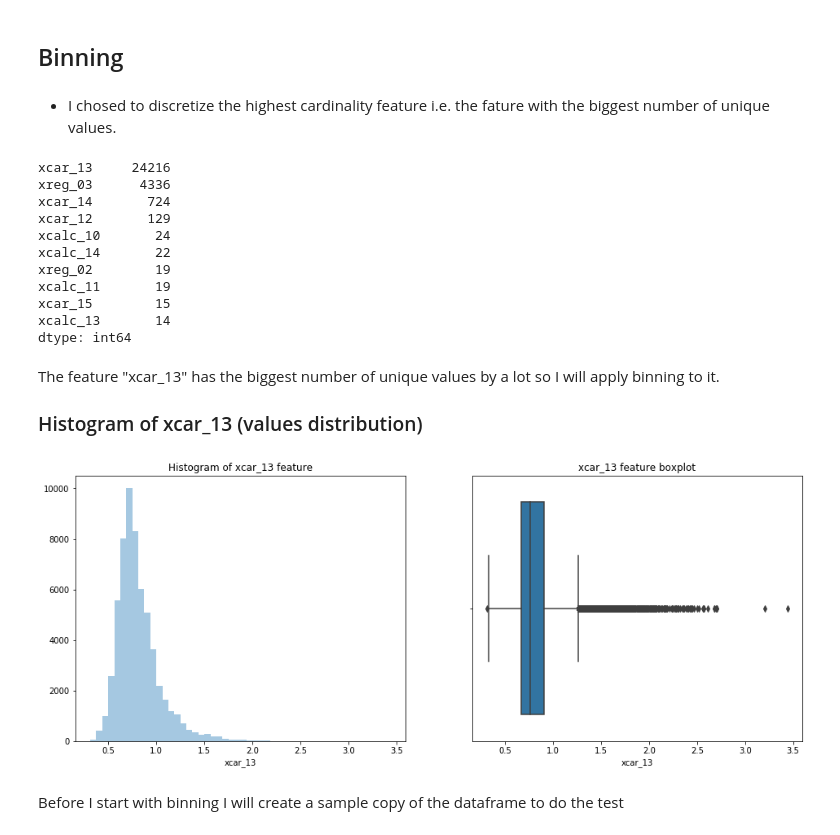
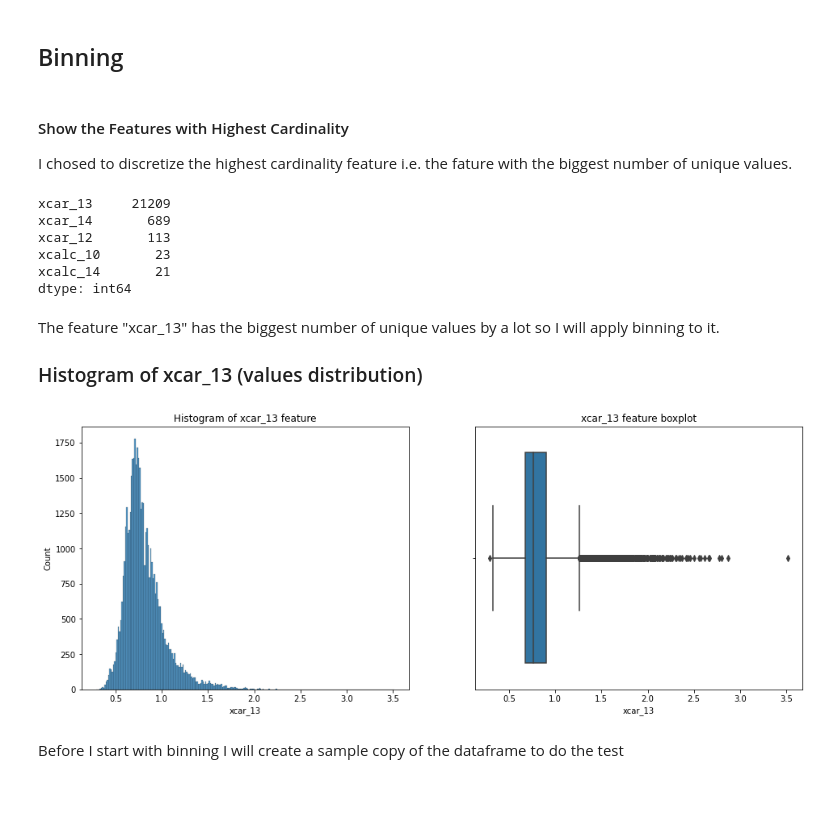
Before and after one commit to langer-jaros/learning, a Jupyter notebook: 02/02_homework.ipynb, the cells around one changed output. Saved outputs shown, nothing was run; the diff lists cells and outputs as text; code cells hidden in the pictures; blank space fills up the shorter version.

```diff
--- a/02/02_homework.ipynb
+++ b/02/02_homework.ipynb
@@ -272,0 +555,10 @@ xcar_09_cat_-1
+# %%
+train_sample_train_df, train_sample_val_df, train_sample_thumb_train_df, train_sample_thumb_val_df =\
+train_test_split(train_sample_df, train_sample_thumb_df, test_size=VALIDATION_SET_RATIO, random_state=SEED)
+
+train_sample_ds, val_sample_ds = datasetsFromDataframes(
+    name="train_sample", train_df=train_sample_train_df, test_df=train_sample_val_df
+)
+train_thumb_ds, val_thumb_ds = datasetsFromDataframes(
+    name="train_sample_thumb", train_df=train_sample_thumb_train_df, test_df=train_sample_thumb_val_df
+)
@@ -273,32 +637,30 @@ xcar_09_cat_-1
 # %% [markdown]
 ## Binning
+# %%
+binning_df = train_sample_thumb_df.copy()
 # %% [markdown]
-- I chosed to discretize the highest cardinality feature i.e. the fature with the biggest number of unique values.
+#### Show the Features with Highest Cardinality
+
+I chosed to discretize the highest cardinality feature i.e. the fature with the biggest number of unique values.
 # %%
-binning_df = sample_df.copy()
-df = binning_df
-
-df.nunique().sort_values(ascending=False)[:10]
+binning_df.nunique().sort_values(ascending=False)[:5]
 # %% [output]
-xcar_13     24216
-xreg_03      4336
-xcar_14       724
-xcar_12       129
-xcalc_10       24
-xcalc_14       22
-xreg_02        19
-xcalc_11       19
-xcar_15        15
-xcalc_13       14
+xcar_13     21209
+xcar_14       689
+xcar_12       113
+xcalc_10       23
+xcalc_14       21
 dtype: int64
+# %%
+binning_feature = "xcar_13"
 # %% [markdown]
 The feature "xcar_13" has the biggest number of unique values by a lot so I will apply binning to it.
 
 ### Histogram of xcar_13 (values distribution)
 # %%
-showHistogramAndBoxplot("xcar_13", binning_df)
+showHistogramAndBoxplot(binning_feature, binning_df, discrete=None)
 # %% [output]
-[figure, old version]
+[figure, new version]
 # %% [markdown]
 Before I start with binning I will create a sample copy of the dataframe to do the test
 # %% [markdown]
```
Also changed, not shown: parts of 146 cells of this notebook.
